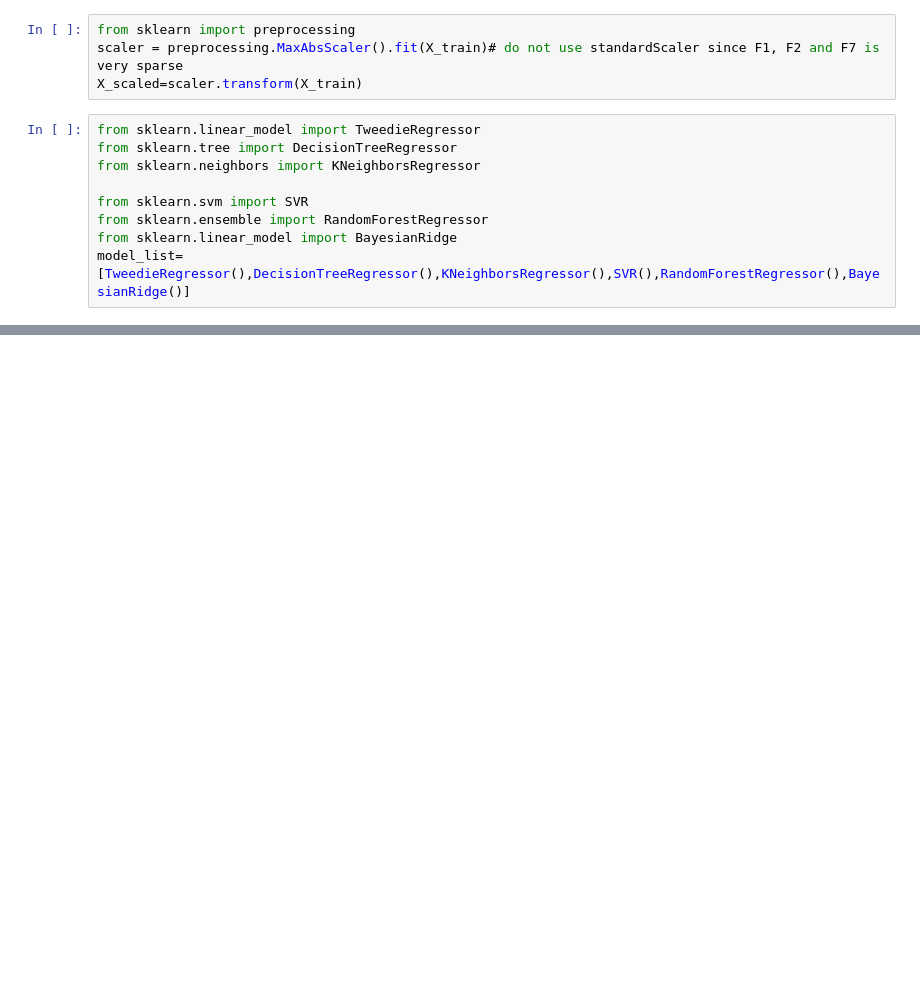
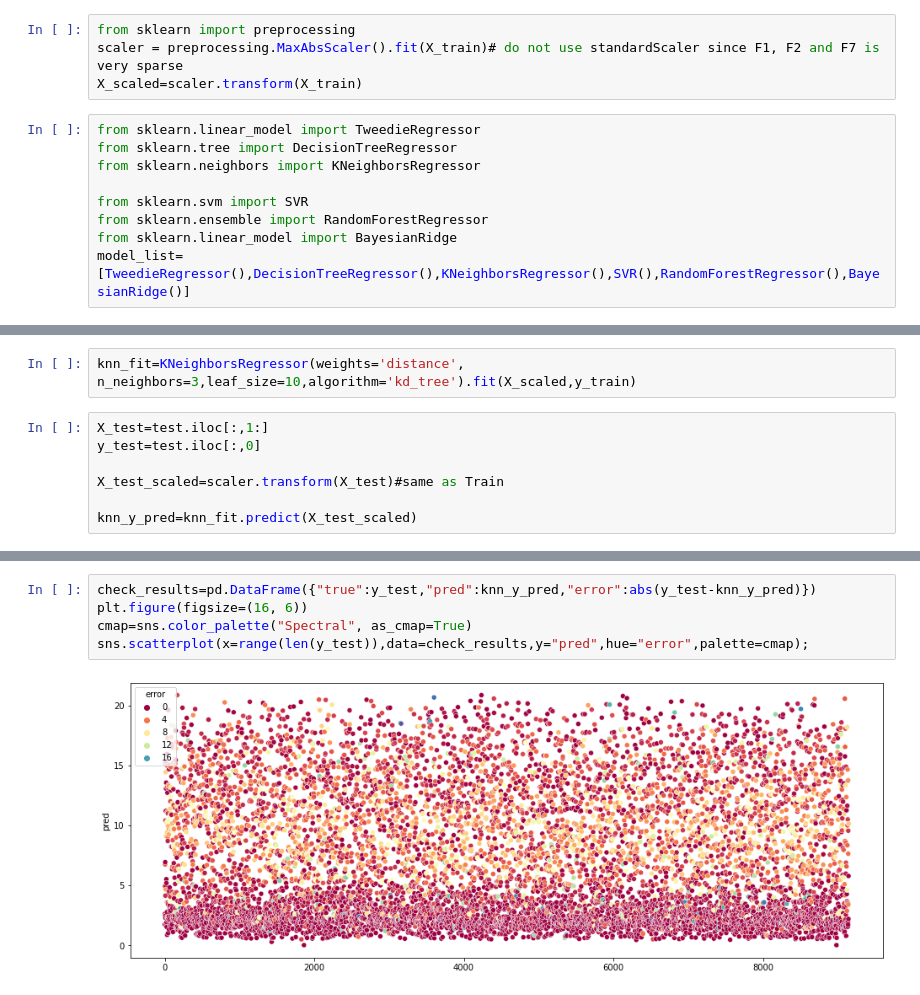
Before and after one commit to joofio/ds-curriculum, a Jupyter notebook: regression-ml/regression-ml.ipynb, the cells around one changed output, grey strips where cells are left out. Saved outputs shown, nothing was run; the diff lists cells and outputs as text; blank space fills up the shorter version.

```diff
--- a/regression-ml/regression-ml.ipynb
+++ b/regression-ml/regression-ml.ipynb
@@ -161,0 +233,9 @@ Wall time: 5.06 s
+# %%
+knn_fit=KNeighborsRegressor(weights='distance', n_neighbors=3,leaf_size=10,algorithm='kd_tree').fit(X_scaled,y_train)
+# %%
+X_test=test.iloc[:,1:]
+y_test=test.iloc[:,0]
+
+X_test_scaled=scaler.transform(X_test)#same as Train
+
+knn_y_pred=knn_fit.predict(X_test_scaled)
@@ -161,0 +247,7 @@ Wall time: 5.06 s
+# %%
+check_results=pd.DataFrame({"true":y_test,"pred":knn_y_pred,"error":abs(y_test-knn_y_pred)})
+plt.figure(figsize=(16, 6))
+cmap=sns.color_palette("Spectral", as_cmap=True)
+sns.scatterplot(x=range(len(y_test)),data=check_results,y="pred",hue="error",palette=cmap);
+# %% [output]
+[figure, added]
```
Also changed, not shown: parts of 16 cells of this notebook, 3 other files.
